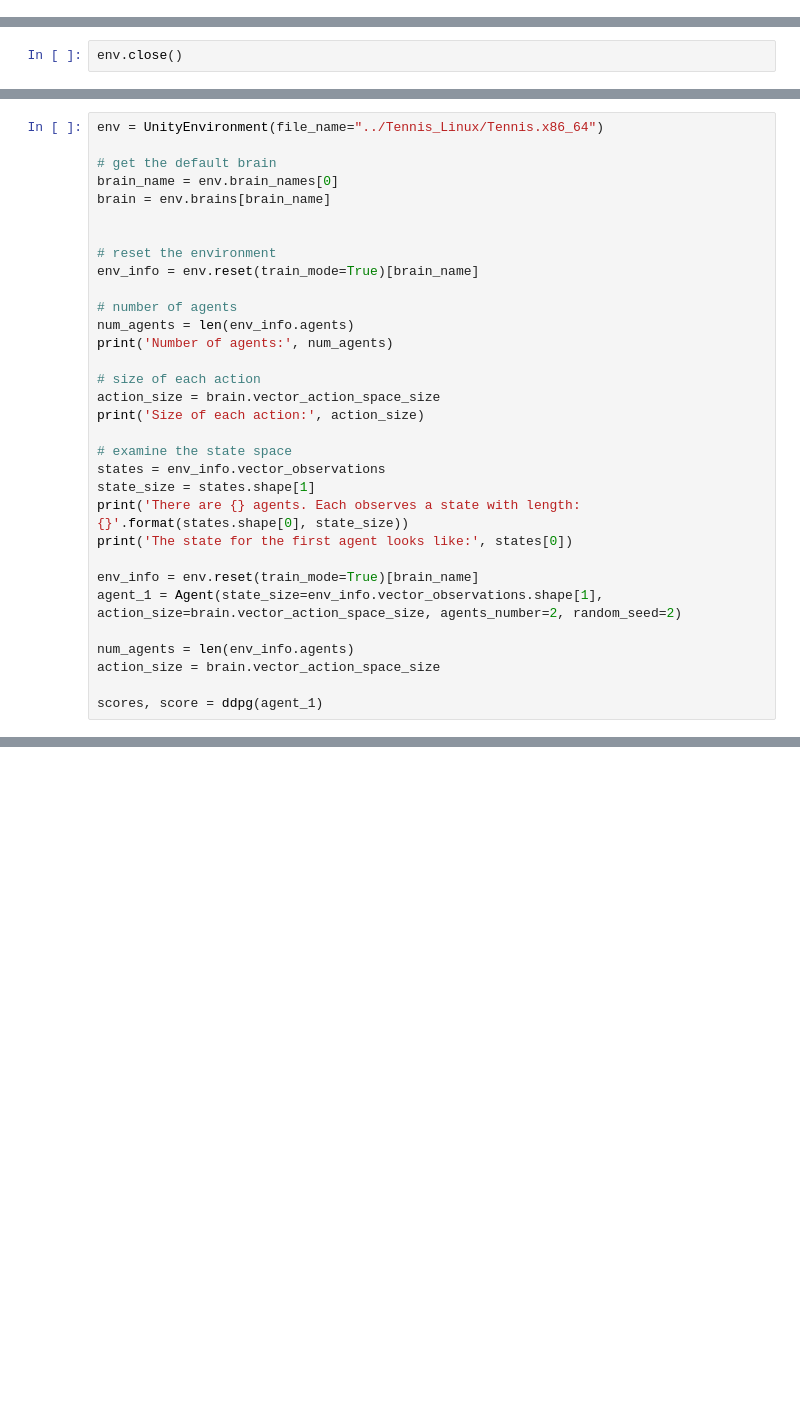
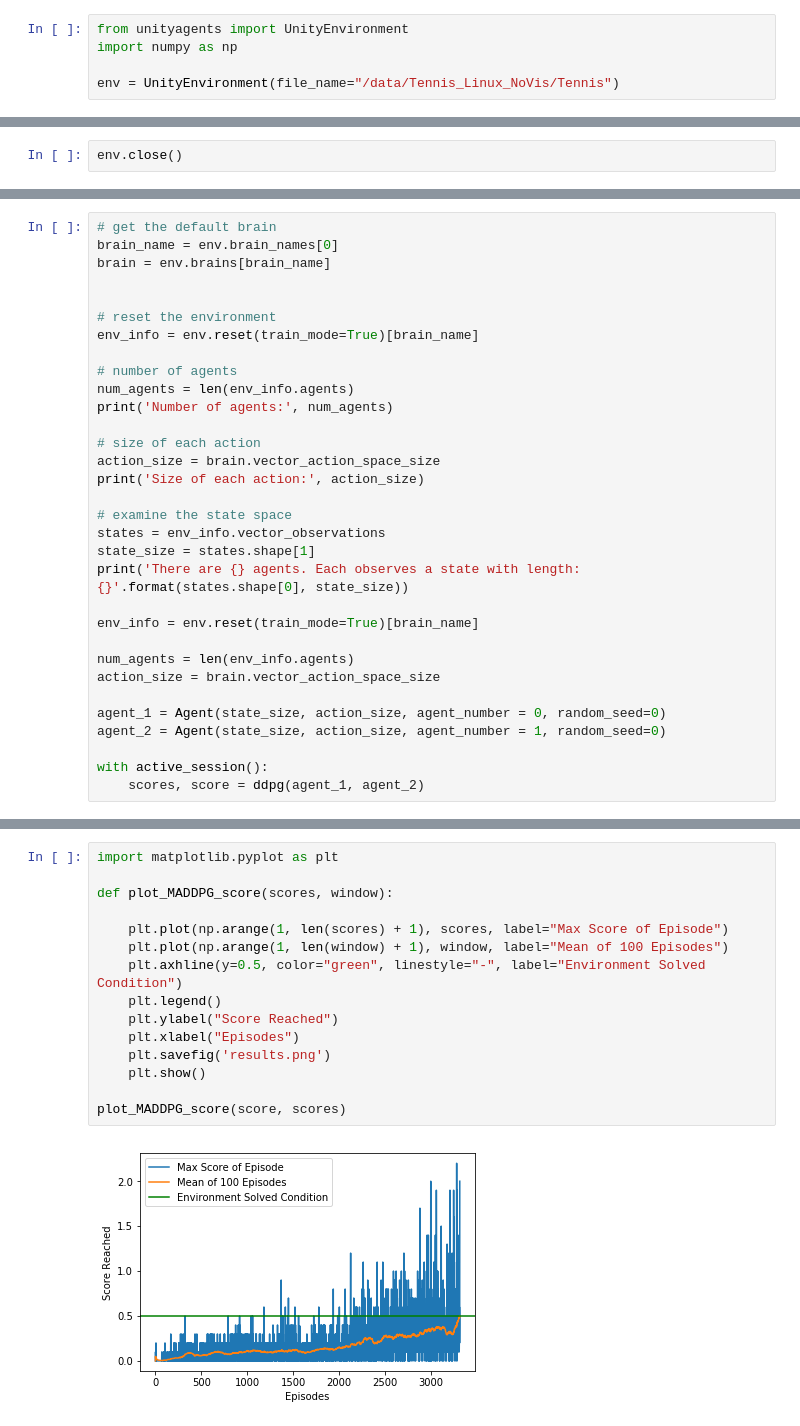
Before and after one commit to IvanVigor/MADDPG-Unity, a Jupyter notebook: Tennis.ipynb, the cells around one changed output, grey strips where cells are left out. Saved outputs shown, nothing was run; the diff lists cells and outputs as text; blank space fills up the shorter version.

```diff
--- a/Tennis.ipynb
+++ b/Tennis.ipynb
@@ -46,0 +24,5 @@ Of course, as part of the project, you'll have to change the code so that the ag
+# %%
+from unityagents import UnityEnvironment
+import numpy as np
+
+env = UnityEnvironment(file_name="/data/Tennis_Linux_NoVis/Tennis")
@@ -146,6 +190,4 @@ def ddpg(agent_1, n_episodes=2000, max_t=1000, print_every=100, consec_episodes=
 # %%
-env = UnityEnvironment(file_name="../Tennis_Linux/Tennis.x86_64")
-
 # get the default brain
 brain_name = env.brain_names[0]
 brain = env.brains[brain_name]
@@ -166,13 +208,15 @@ print('Size of each action:', action_size)
 states = env_info.vector_observations
 state_size = states.shape[1]
 print('There are {} agents. Each observes a state with length: {}'.format(states.shape[0], state_size))
-print('The state for the first agent looks like:', states[0])
 
 env_info = env.reset(train_mode=True)[brain_name]
-agent_1 = Agent(state_size=env_info.vector_observations.shape[1], action_size=brain.vector_action_space_size, agents_number=2, random_seed=2)
 
 num_agents = len(env_info.agents)
 action_size = brain.vector_action_space_size
 
-scores, score = ddpg(agent_1)
+agent_1 = Agent(state_size, action_size, agent_number = 0, random_seed=0)
+agent_2 = Agent(state_size, action_size, agent_number = 1, random_seed=0)
+
+with active_session():
+    scores, score = ddpg(agent_1, agent_2)
 # %% [output]
@@ -223,0 +244,17 @@ plt.show()
+# %%
+import matplotlib.pyplot as plt
+
+def plot_MADDPG_score(scores, window):
+
+    plt.plot(np.arange(1, len(scores) + 1), scores, label="Max Score of Episode")
+    plt.plot(np.arange(1, len(window) + 1), window, label="Mean of 100 Episodes")
+    plt.axhline(y=0.5, color="green", linestyle="-", label="Environment Solved Condition")
+    plt.legend()
+    plt.ylabel("Score Reached")
+    plt.xlabel("Episodes")
+    plt.savefig('results.png')
+    plt.show()
+
+plot_MADDPG_score(score, scores)
+# %% [output]
+[figure, added]
```
Also changed, not shown: parts of 19 cells of this notebook, 4 other files.
